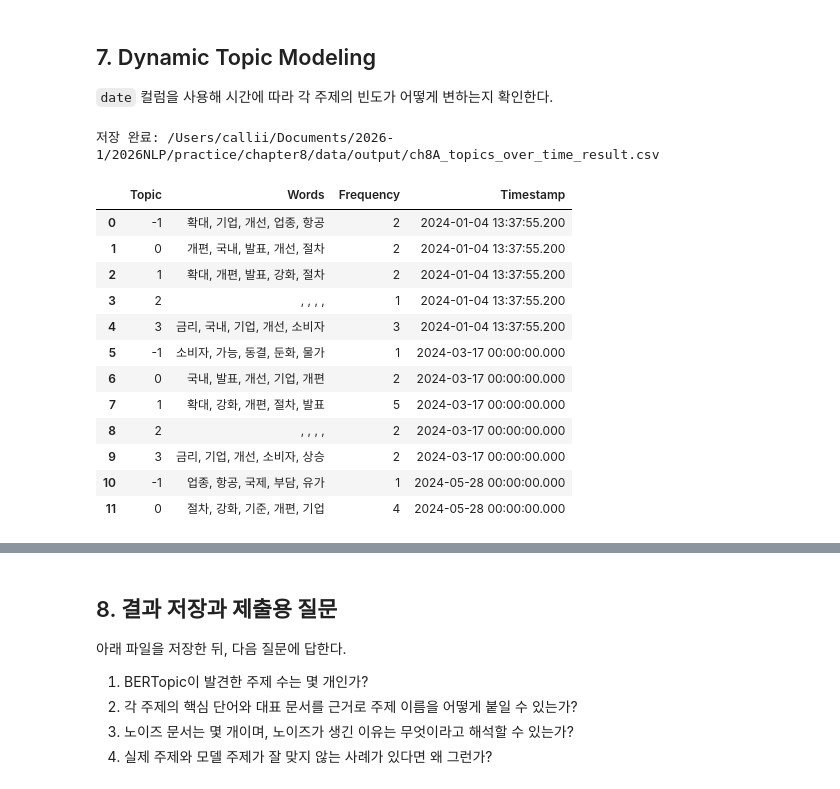
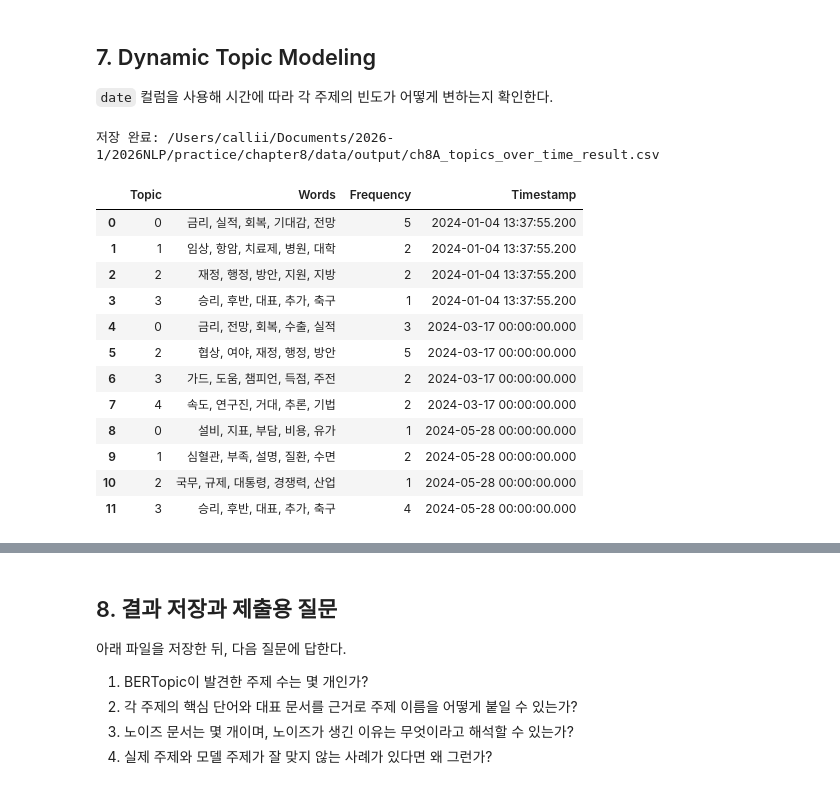
Before and after one commit to LeeSeogMin/2026NLP, a Jupyter notebook: practice/chapter8/8A-topic-modeling-assignment.ipynb, the cells around one changed output, grey strips where cells are left out. Drawn from its saved outputs; the diff is of its cells as text; code cells hidden in the pictures.

```diff
--- a/practice/chapter8/8A-topic-modeling-assignment.ipynb
+++ b/practice/chapter8/8A-topic-modeling-assignment.ipynb
@@ -140,7 +178,11 @@ timestamps = df["date"].tolist()
 
 kiwi = Kiwi()
 noun_tags = {"NNG", "NNP", "SL"}
-stop_nouns = {"뉴스", "기자", "이번", "관련", "당국", "전문가"}
+stop_nouns = {
+    "뉴스", "기자", "이번", "관련", "당국", "전문가",
+    "국내", "발표", "개편", "개선", "확대", "강화", "절차", "기준",
+    "기업", "연구", "문제", "결과", "공개", "서비스", "업무",
+}
 
 def extract_nouns(text):
     nouns = []
@@ -199,7 +241,9 @@ umap_model = UMAP(
 )
 
 hdbscan_model = HDBSCAN(
-    min_cluster_size=5,
+    # 실습 데이터는 주제별 12개 문서로 작으므로 4로 낮춰
+    # 건강/기술처럼 가까운 주제가 축소 과정에서 합쳐지는 것을 줄인다.
+    min_cluster_size=4,
     min_samples=1,
     metric="euclidean",
     cluster_selection_method="eom",
@@ -208,8 +252,9 @@ hdbscan_model = HDBSCAN(
 
 vectorizer_model = CountVectorizer(
     token_pattern=r"(?u)[가-힣A-Za-z0-9]{2,}",
-    min_df=2,
+    min_df=1,
     ngram_range=(1, 1),
+    stop_words=list(stop_nouns),
 )
 
 topic_model = BERTopic(
@@ -516,35 +619,77 @@ for path in visualization_outputs:
 # %%
 topics_over_time = topic_model.topics_over_time(
     docs,
     timestamps,
     topics=topics,
     nr_bins=6,
 )
 
 topics_over_time_path = OUTPUT_DIR / "ch8A_topics_over_time_result.csv"
 topics_over_time.to_csv(topics_over_time_path, index=False, encoding="utf-8-sig")
 print(f"저장 완료: {topics_over_time_path}")
 display(topics_over_time.head(12))
 
+time_summary_rows = []
+for topic_id in sorted(t for t in topics_over_time["Topic"].unique() if t != -1):
+    topic_series = topics_over_time[topics_over_time["Topic"] == topic_id].sort_values("Timestamp")
+    if topic_series.empty:
+        continue
+    peak_row = topic_series.loc[topic_series["Frequency"].idxmax()]
+    first_freq = float(topic_series.iloc[0]["Frequency"])
+    last_freq = float(topic_series.iloc[-1]["Frequency"])
+    delta = last_freq - first_freq
+    if delta > 0:
+        trend = "증가"
+    elif delta < 0:
+        trend = "감소"
+    else:
+        trend = "유지"
+    time_summary_rows.append({
+        "topic": int(topic_id),
+        "estimated_label": topic_label_guess.get(int(topic_id), f"주제 {topic_id}"),
+        "keywords": ", ".join(topic_keywords.get(int(topic_id), [])[:4]),
+        "first_frequency": first_freq,
+        "last_frequency": last_freq,
+        "change": delta,
+        "trend": trend,
+        "peak_time": peak_row["Timestamp"],
+        "peak_frequency": float(peak_row["Frequency"]),
+    })
+
+time_summary_df = pd.DataFrame(time_summary_rows)
+display(time_summary_df)
+
+print("\n[시간별 토픽 변화 해석]")
+print("- Frequency는 해당 시간 구간에서 그 토픽으로 분류된 문서 수를 뜻한다.")
+if not time_summary_df.empty:
+    for row in time_summary_rows:
+        print(
+            f"- {row['estimated_label']} 토픽은 첫 구간 {row['first_frequency']:.0f}건, "
+            f"마지막 구간 {row['last_frequency']:.0f}건으로 '{row['trend']}' 패턴이다. "
+            f"최고점은 {row['peak_time']}의 {row['peak_frequency']:.0f}건이다."
+        )
+    dominant = time_summary_df.sort_values("peak_frequency", ascending=False).iloc[0]
+    print(f"- 가장 높은 순간 빈도를 보인 토픽은 '{dominant['estimated_label']}'이다.")
+else:
+    print("- 해석할 유효 토픽이 없다.")
+
 try:
     fig = topic_model.visualize_topics_over_time(topics_over_time, top_n_topics=min(5, n_topics))
-    output_path = OUTPUT_DIR / "ch8A_topics_over_time.html"
-    fig.write_html(output_path)
-    print(f"저장 완료: {output_path}")
+    display(fig)
 except Exception as exc:
-    print(f"dynamic topic 시각화 저장 실패: {exc}")
+    print(f"dynamic topic 시각화 출력 실패: {exc}")
 # %% [output]
 저장 완료: /Users/callii/Documents/2026-1/2026NLP/practice/chapter8/data/output/ch8A_topics_over_time_result.csv
 |  | Topic | Words | Frequency | Timestamp |
-| 0 | -1 | 확대, 기업, 개선, 업종, 항공 | 2 | 2024-01-04 13:37:55.200 |
-| 1 | 0 | 개편, 국내, 발표, 개선, 절차 | 2 | 2024-01-04 13:37:55.200 |
-| 2 | 1 | 확대, 개편, 발표, 강화, 절차 | 2 | 2024-01-04 13:37:55.200 |
-| 3 | 2 | , , , , | 1 | 2024-01-04 13:37:55.200 |
-| 4 | 3 | 금리, 국내, 기업, 개선, 소비자 | 3 | 2024-01-04 13:37:55.200 |
-| 5 | -1 | 소비자, 가능, 동결, 둔화, 물가 | 1 | 2024-03-17 00:00:00.000 |
-| 6 | 0 | 국내, 발표, 개선, 기업, 개편 | 2 | 2024-03-17 00:00:00.000 |
-| 7 | 1 | 확대, 강화, 개편, 절차, 발표 | 5 | 2024-03-17 00:00:00.000 |
-| 8 | 2 | , , , , | 2 | 2024-03-17 00:00:00.000 |
-| 9 | 3 | 금리, 기업, 개선, 소비자, 상승 | 2 | 2024-03-17 00:00:00.000 |
-| 10 | -1 | 업종, 항공, 국제, 부담, 유가 | 1 | 2024-05-28 00:00:00.000 |
-| 11 | 0 | 절차, 강화, 기준, 개편, 기업 | 4 | 2024-05-28 00:00:00.000 |
+| 0 | 0 | 금리, 실적, 회복, 기대감, 전망 | 5 | 2024-01-04 13:37:55.200 |
+| 1 | 1 | 임상, 항암, 치료제, 병원, 대학 | 2 | 2024-01-04 13:37:55.200 |
+| 2 | 2 | 재정, 행정, 방안, 지원, 지방 | 2 | 2024-01-04 13:37:55.200 |
+| 3 | 3 | 승리, 후반, 대표, 추가, 축구 | 1 | 2024-01-04 13:37:55.200 |
+| 4 | 0 | 금리, 전망, 회복, 수출, 실적 | 3 | 2024-03-17 00:00:00.000 |
+| 5 | 2 | 협상, 여야, 재정, 행정, 방안 | 5 | 2024-03-17 00:00:00.000 |
+| 6 | 3 | 가드, 도움, 챔피언, 득점, 주전 | 2 | 2024-03-17 00:00:00.000 |
+| 7 | 4 | 속도, 연구진, 거대, 추론, 기법 | 2 | 2024-03-17 00:00:00.000 |
+| 8 | 0 | 설비, 지표, 부담, 비용, 유가 | 1 | 2024-05-28 00:00:00.000 |
+| 9 | 1 | 심혈관, 부족, 설명, 질환, 수면 | 2 | 2024-05-28 00:00:00.000 |
+| 10 | 2 | 국무, 규제, 대통령, 경쟁력, 산업 | 1 | 2024-05-28 00:00:00.000 |
+| 11 | 3 | 승리, 후반, 대표, 추가, 축구 | 4 | 2024-05-28 00:00:00.000 |
```
Also changed, not shown: parts of 20 cells of this notebook, 18 other files.
